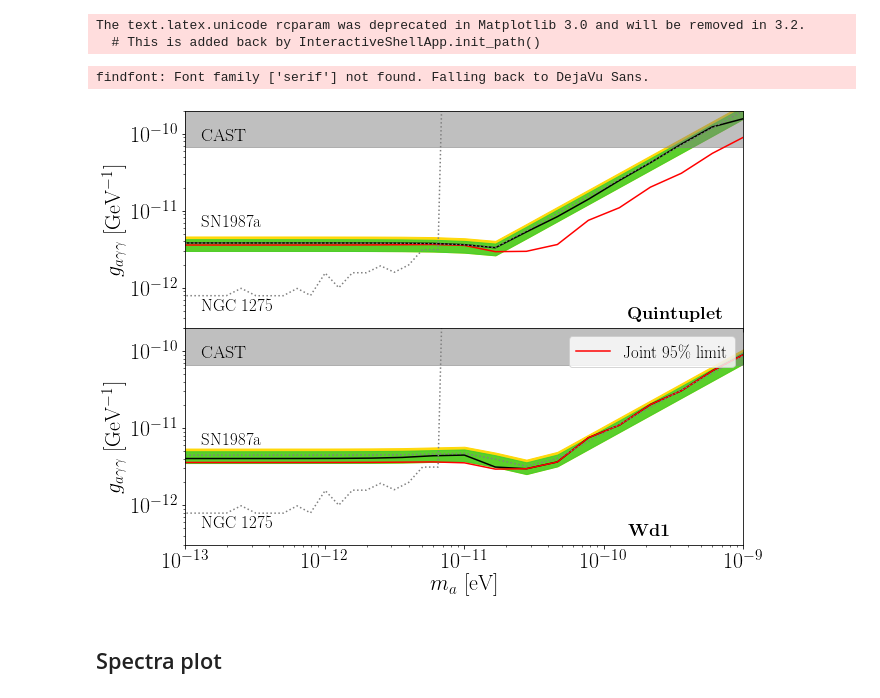
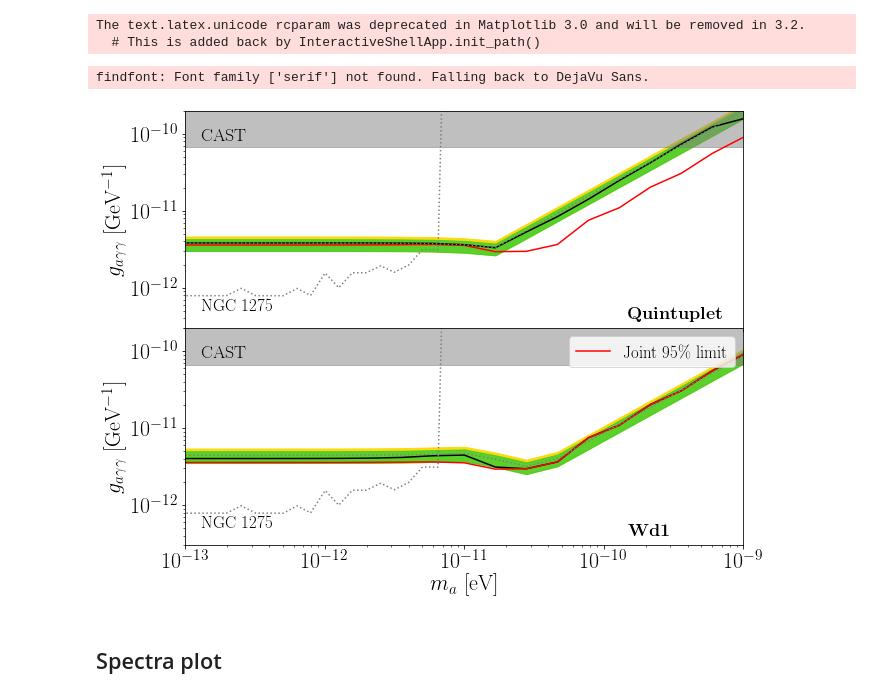
Before and after one commit to bsafdi/axionSSC, a Jupyter notebook: Jupyter/Limit_Plots.ipynb, the cells around one changed output. Saved outputs shown, nothing was run; the diff lists cells and outputs as text; code cells hidden in the pictures.

Commit message:
Remove extraneous text

```diff
--- a/Jupyter/Limit_Plots.ipynb
+++ b/Jupyter/Limit_Plots.ipynb
@@ -52,7 +52,6 @@ axs[0].tick_params(axis='x', labelsize=22 )
 axs[0].tick_params(axis='y', labelsize=22 )
 
 axs[0].text(1.3e-13,5e-13,r"NGC 1275",fontsize=17)
-axs[0].text(1.3e-13,6e-12,r"SN1987a",fontsize=17)
 axs[0].set_ylim(3e-13,2e-10)
 
 
@@ -61,7 +60,7 @@ axs[0].set_ylim(3e-13,2e-10)
 ###   Westerlund1 Results   ###
 ###############################
 
-axs[1].plot(archive['Masses'],archive['Limit_Wd1'],'k-')
+axs[1].plot(archive['Masses'], archive['Limit_Wd1'],'k-')
 axs[1].plot(archive['Masses'], archive['Joint_Limit'], label="Joint 95\% limit", color = 'red')
 
 axs[1].fill_between(archive['Masses'],archive['OneDn_Wd1'],archive['TwoUp_Wd1'],color="gold",alpha=0.95)
@@ -72,36 +71,34 @@ axs[1].plot(np.append(Pers_m,np.array([1.1*Pers_m[-1]])),
             np.append(Pers_lims,np.array([1000*Pers_lims[-1]])),
             color="grey",linestyle="dotted")
 
 axs[1].axhspan(6.67e-11, 1e-8,color="grey",alpha=0.5)
 
 axs[1].set_xlim(np.min(archive['Masses']),np.max(archive['Masses']))
 axs[1].set_ylim(3e-13,2e-10)
 
 axs[1].set_xscale('log')
 axs[1].set_yscale('log')
 
 axs[1].legend(fontsize=17,loc=1)
 
 axs[1].set_xlabel(r"$m_a$ [eV]",fontsize=22)
 axs[1].set_ylabel(r"$g_{a\gamma\gamma}$ [GeV$^{-1}$]",fontsize=22)
 axs[1].tick_params(axis='x', labelsize=22 )
 axs[1].tick_params(axis='y', labelsize=22 )
 
 axs[1].text(1.3e-13,5e-13,r"NGC 1275",fontsize=17)
 
-axs[1].text(1.3e-13,6e-12,r"SN1987a",fontsize=17)
-
 axs[1].text(1.3e-13,8e-11,r"CAST",fontsize=18)
 axs[1].text(1.5e-10,4e-13,r"{\bf Wd1}",fontsize=18)
 
 plt.savefig('../Plots/Fig3.pdf')
 plt.savefig('../Plots/Fig3.png')
 plt.show()
 
 archive.close()
 # %% [output]
 findfont: Font family ['serif'] not found. Falling back to DejaVu Sans.
-[figure, old version]
+[figure, new version]
 # %% [markdown]
 ## Spectra plot
 # %%
```
Also changed, not shown: 3 other files.
